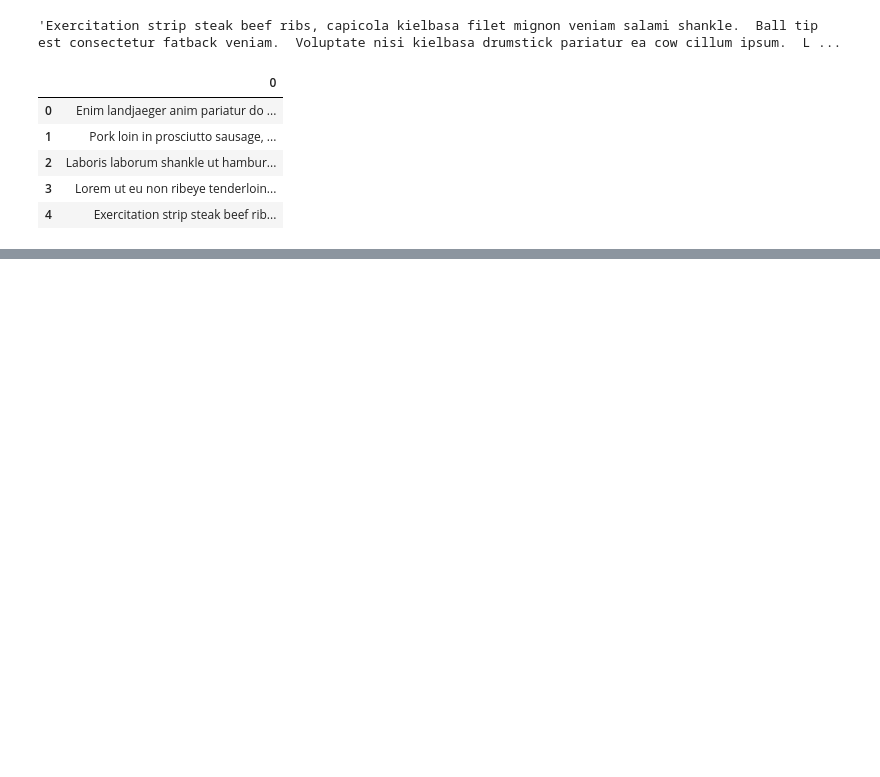
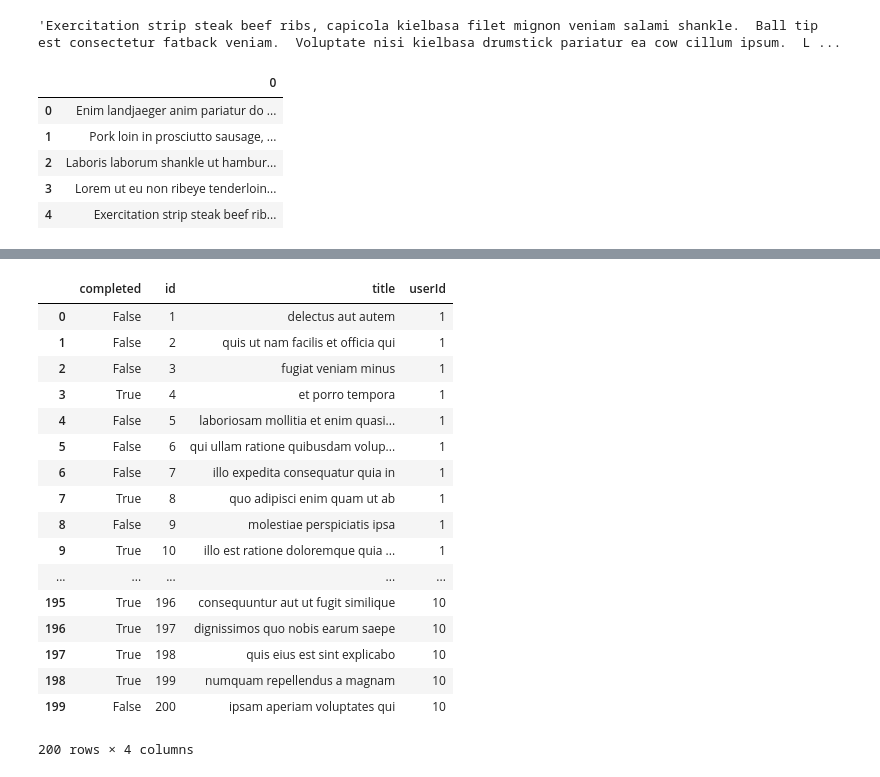
Before and after one commit to rodolfopardo/working_with_api, a Jupyter notebook: Api.ipynb, the cells around one changed output, grey strips where cells are left out. Saved outputs shown, nothing was run; the diff lists cells and outputs as text; code cells hidden in the pictures; blank space fills up the shorter version.

```diff
--- a/Api.ipynb
+++ b/Api.ipynb
@@ -111,0 +242,23 @@ df1
+# %%
+nuevadata = pd.DataFrame(nuevadata)
+# %%
+nuevadata
+# %% [output]
+|  | completed | id | title | userId |
+| 0 | False | 1 | delectus aut autem | 1 |
+| 1 | False | 2 | quis ut nam facilis et officia qui | 1 |
+| 2 | False | 3 | fugiat veniam minus | 1 |
+| 3 | True | 4 | et porro tempora | 1 |
+| 4 | False | 5 | laboriosam mollitia et enim quasi... | 1 |
+| 5 | False | 6 | qui ullam ratione quibusdam volup... | 1 |
+| 6 | False | 7 | illo expedita consequatur quia in | 1 |
+| 7 | True | 8 | quo adipisci enim quam ut ab | 1 |
+| 8 | False | 9 | molestiae perspiciatis ipsa | 1 |
+| 9 | True | 10 | illo est ratione doloremque quia ... | 1 |
+| ... | ... | ... | ... | ... |
+| 195 | True | 196 | consequuntur aut ut fugit similique | 10 |
+| 196 | True | 197 | dignissimos quo nobis earum saepe | 10 |
+| 197 | True | 198 | quis eius est sint explicabo | 10 |
+| 198 | True | 199 | numquam repellendus a magnam | 10 |
+| 199 | False | 200 | ipsam aperiam voluptates qui | 10 |
+200 rows × 4 columns
```
Also changed, not shown: parts of 10 cells of this notebook.
